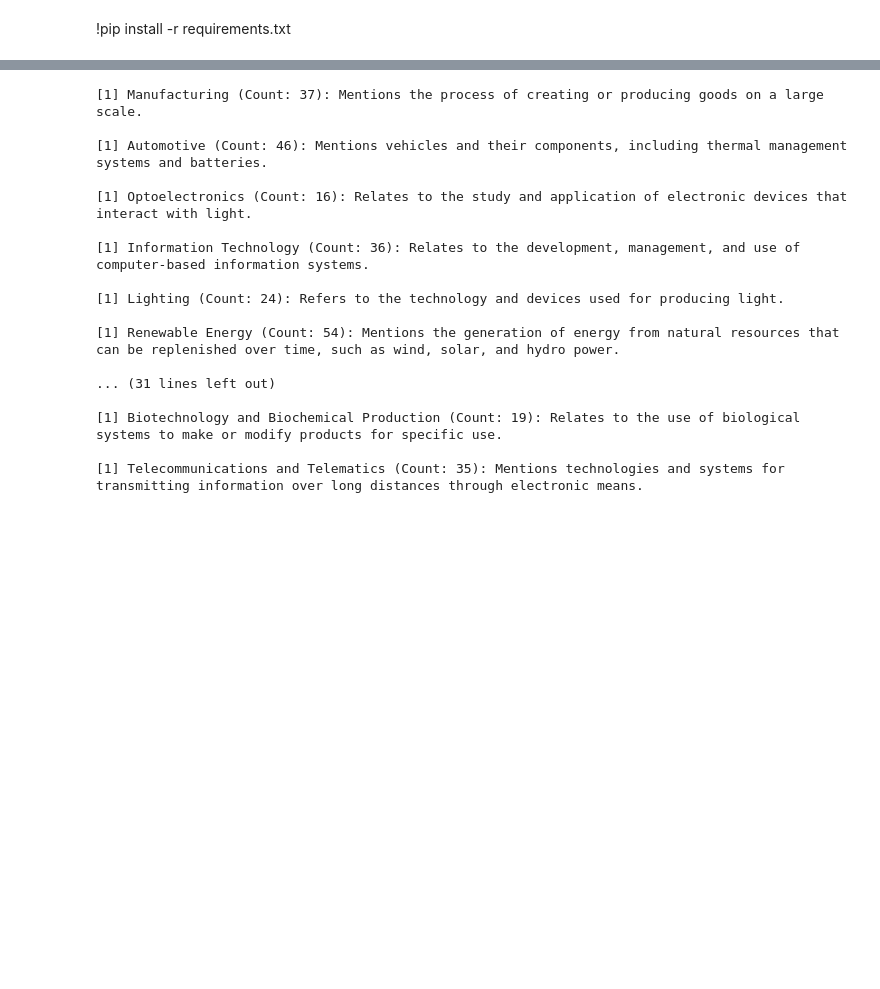
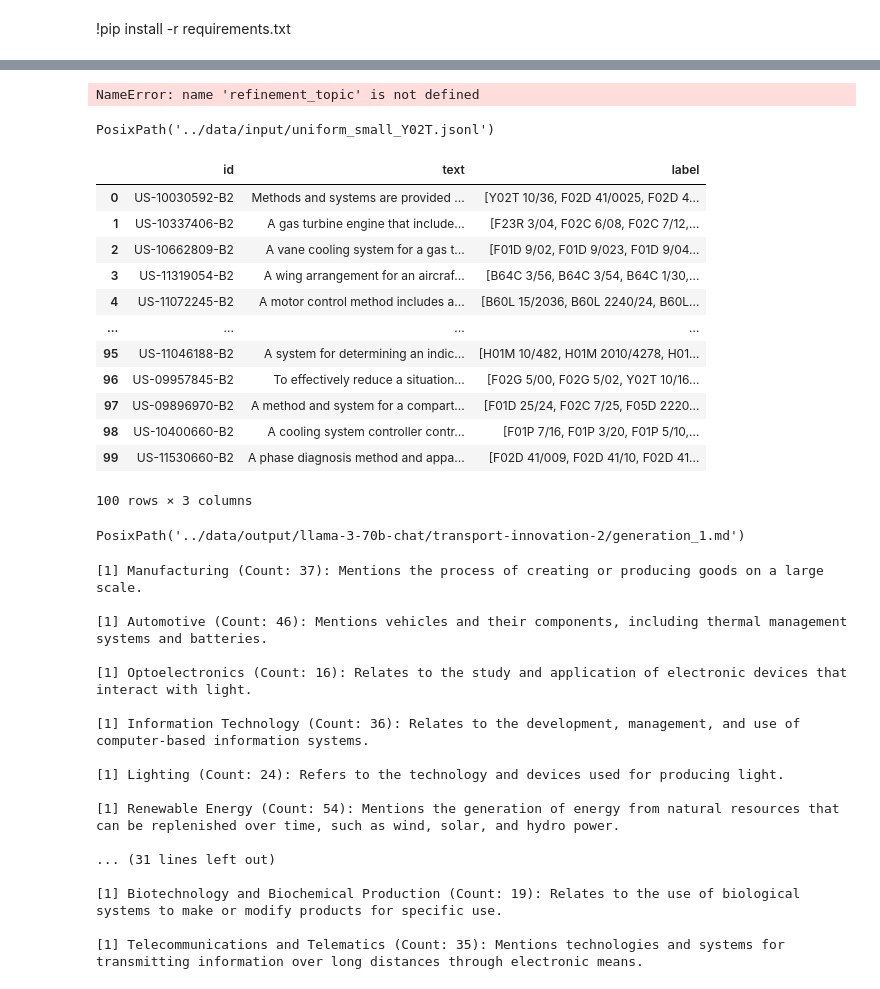
Before and after one commit to CS685-project/topic-gpt-fork, a Jupyter notebook: script/example.ipynb, the cells around one changed output, grey strips where cells are left out. Saved outputs shown, nothing was run; the diff lists cells and outputs as text; code cells hidden in the pictures; blank space fills up the shorter version.

```diff
--- a/script/example.ipynb
+++ b/script/example.ipynb
@@ -30,10 +30,10 @@ if not os.path.exists(trial_dir):
             pass
 # %%
 # Input data
-data_file = input_data_dir / "uniform_sample.jsonl"
-small_data_sample = input_data_dir / "small_uniform_sample.jsonl"
+data_file = input_data_dir / "Y02E_test-set.jsonl"
+small_data_sample = input_data_dir / "uniform_small_Y02T.jsonl"
 # Use small sample for experiments
-data_sample = small_data_sample
+data_sample = data_file
 
 # Generation I/O
 generation_prompt = prompt_trial_dir / "generation_1.txt"
@@ -44,7 +44,7 @@ generation_topic = trial_dir / "generation_1.md"
 
 # Refinement I/O
 # Uses general refinement prompt!
-refinement_prompt = prompt_main_dir / "refinement.txt"
+refinement_prompt = prompt_trial_dir / "refinement.txt"
 refinement_out = trial_dir / "refinement.md"
 refinement_mapping = trial_dir / "refinement_mapping.txt"
 refinement_updated = trial_dir / "refinement_updated.jsonl"
@@ -55,7 +55,7 @@ generation_2_out = trial_dir / "generation_2.jsonl"
 generation_2_topic = trial_dir / "generation_2.md"
 
 # Assignment I/O
-assignment_prompt = prompt_main_dir / "assignment.txt"
+assignment_prompt = prompt_trial_dir / "assignment.txt"
 assignment_out = trial_dir / "assignment.jsonl"
 
 # Correction I/O
@@ -214,3 +155,32 @@ Response: Assignment:
+# %%
+refinement_topic
+# %% [output]
+NameError: name 'refinement_topic' is not defined
+# %%
+small_data_sample
+# %% [output]
+PosixPath('../data/input/uniform_small_Y02T.jsonl')
+# %%
+df = pd.read_json(small_data_sample, lines=True)
+df
+# %% [output]
+|  | id | text | label |
+| 0 | US-10030592-B2 | Methods and systems are provided ... | [Y02T 10/36, F02D 41/0025, F02D 4... |
+| 1 | US-10337406-B2 | A gas turbine engine that include... | [F23R 3/04, F02C 6/08, F02C 7/12,... |
+| 2 | US-10662809-B2 | A vane cooling system for a gas t... | [F01D 9/02, F01D 9/023, F01D 9/04... |
+| 3 | US-11319054-B2 | A wing arrangement for an aircraf... | [B64C 3/56, B64C 3/54, B64C 1/30,... |
+| 4 | US-11072245-B2 | A motor control method includes a... | [B60L 15/2036, B60L 2240/24, B60L... |
+| ... | ... | ... | ... |
+| 95 | US-11046188-B2 | A system for determining an indic... | [H01M 10/482, H01M 2010/4278, H01... |
+| 96 | US-09957845-B2 | To effectively reduce a situation... | [F02G 5/00, F02G 5/02, Y02T 10/16... |
+| 97 | US-09896970-B2 | A method and system for a compart... | [F01D 25/24, F02C 7/25, F05D 2220... |
+| 98 | US-10400660-B2 | A cooling system controller contr... | [F01P 7/16, F01P 3/20, F01P 5/10,... |
+| 99 | US-11530660-B2 | A phase diagnosis method and appa... | [F02D 41/009, F02D 41/10, F02D 41... |
+100 rows × 3 columns
+# %%
+generation_topic
+# %% [output]
+PosixPath('../data/output/llama-3-70b-chat/transport-innovation-2/generation_1.md')
 # %%
 # Printing out topic list
 with open(refinement_topic, "r") as f:
```
Also changed, not shown: parts of 6 cells of this notebook.
